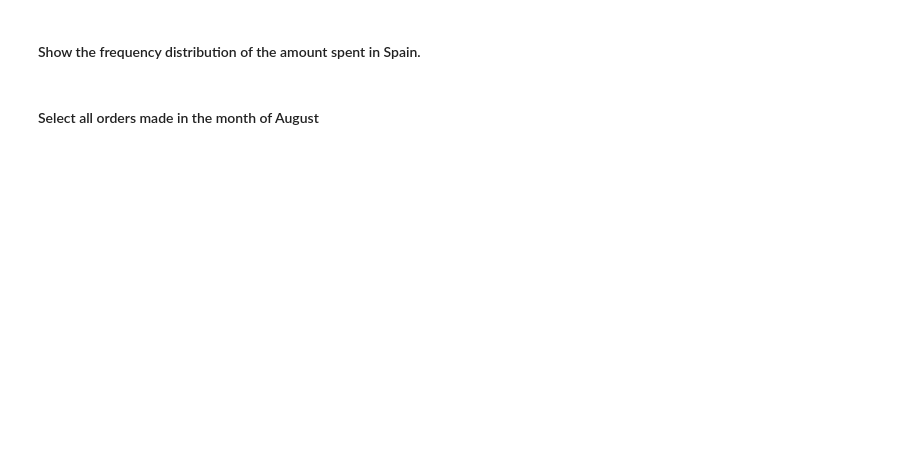
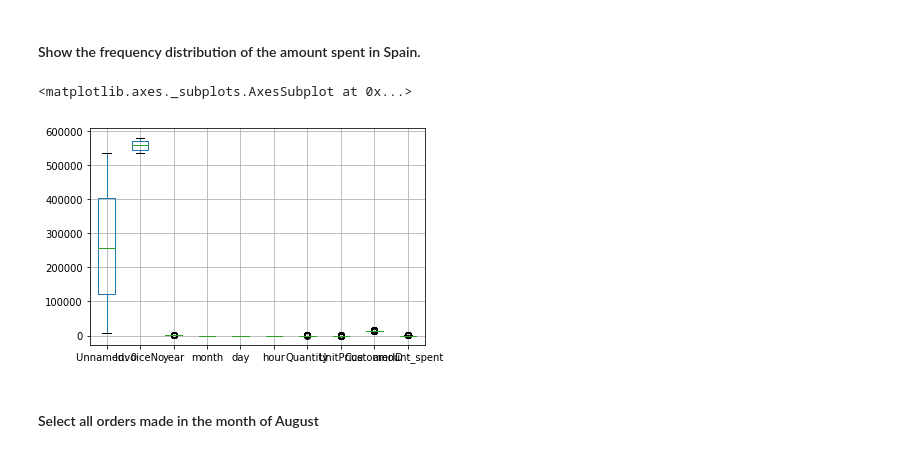
Before and after one commit to nancyulric/ironhack-datalabs-dataparis0619-pt, a Jupyter notebook: module-2/lab-subsetting-and-descriptive-stats/your-code/main.ipynb, the cells around one changed output. Saved outputs shown, nothing was run; the diff lists cells and outputs as text; code cells hidden in the pictures; blank space fills up the shorter version.

```diff
--- a/module-2/lab-subsetting-and-descriptive-stats/your-code/main.ipynb
+++ b/module-2/lab-subsetting-and-descriptive-stats/your-code/main.ipynb
@@ -504,3 +574,14 @@ Name: Country, dtype: int64
+# %%
+# your answer here
+amountspentinspain =orders.loc[(orders.Country == 'Spain')&(orders.amount_spent)]
+
+import matplotlib
+%matplotlib inline
+
+amountspentinspain.boxplot()
+# %% [output]
+<matplotlib.axes._subplots.AxesSubplot at 0x...>
+[figure, added]
 # %% [markdown]
 #### Select all orders made in the month of August
 # %%
```
Also changed, not shown: parts of 19 cells of this notebook.
